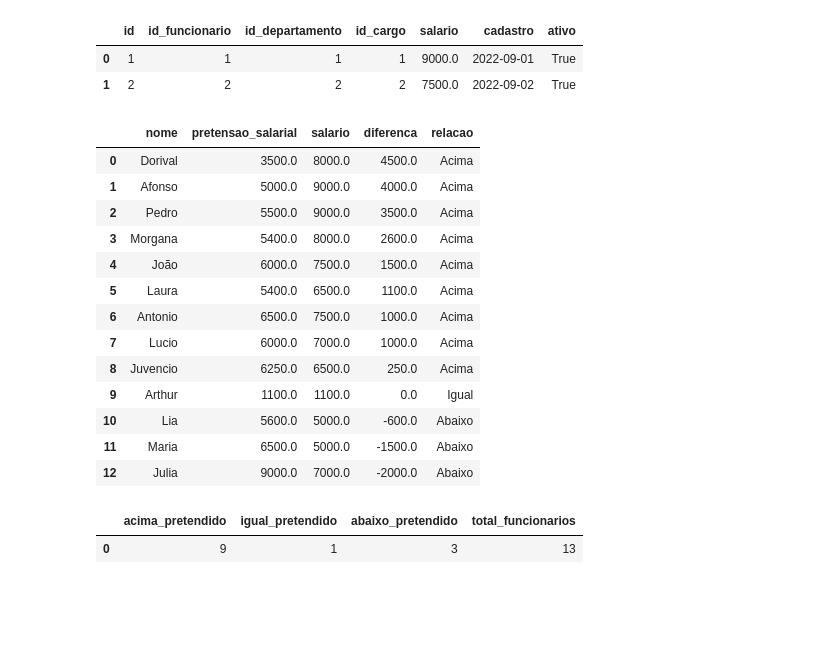
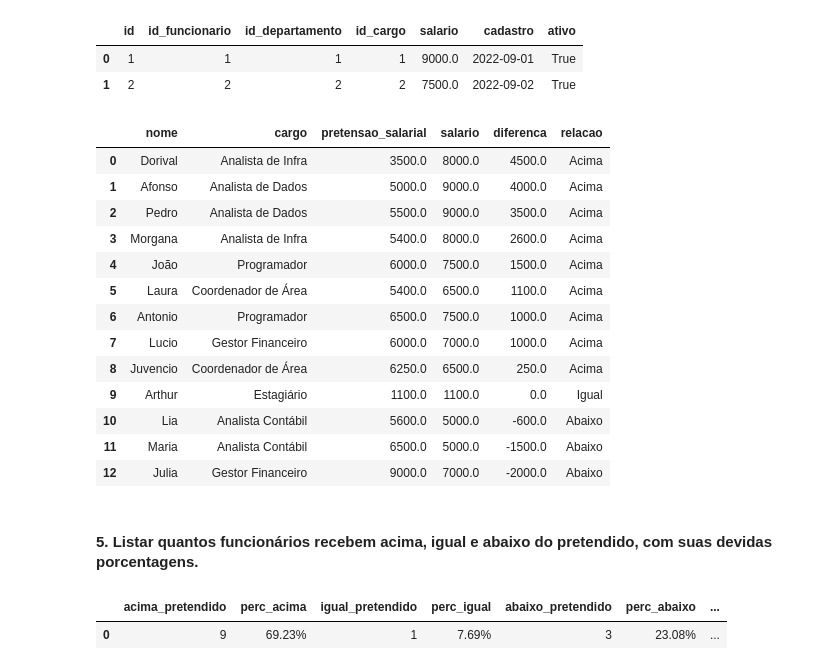
Before and after one commit to GregoryLavor/analise-lotacao, a Jupyter notebook: Analise_Lotacao.ipynb, the cells around one changed output. Saved outputs shown, nothing was run; the diff lists cells and outputs as text; code cells hidden in the pictures; blank space fills up the shorter version.

```diff
--- a/Analise_Lotacao.ipynb
+++ b/Analise_Lotacao.ipynb
@@ -147,42 +147,49 @@ Tabela Lotação
 # %%
 query = """
 select
 cf.nome,
+cc.nome as cargo,
 cf.pretensao_salarial,
 lt.salario,
 lt.salario - cf.pretensao_salarial as diferenca,
 case when salario > pretensao_salarial then 'Acima' else (case when salario = pretensao_salarial then 'Igual' else 'Abaixo' end) end as relacao
 from tb_lotacao as lt
 inner join tb_funcionario as cf on cf.id = lt.id_funcionario
+inner join tb_cargo as cc on cc.id = lt.id_cargo
 order by salario - pretensao_salarial desc
 """
 ps.sqldf(query,locals())
 # %% [output]
-|  | nome | pretensao_salarial | salario | diferenca | relacao |
-| 0 | Dorival | 3500.0 | 8000.0 | 4500.0 | Acima |
-| 1 | Afonso | 5000.0 | 9000.0 | 4000.0 | Acima |
-| 2 | Pedro | 5500.0 | 9000.0 | 3500.0 | Acima |
-| 3 | Morgana | 5400.0 | 8000.0 | 2600.0 | Acima |
-| 4 | João | 6000.0 | 7500.0 | 1500.0 | Acima |
-| 5 | Laura | 5400.0 | 6500.0 | 1100.0 | Acima |
-| 6 | Antonio | 6500.0 | 7500.0 | 1000.0 | Acima |
-| 7 | Lucio | 6000.0 | 7000.0 | 1000.0 | Acima |
-| 8 | Juvencio | 6250.0 | 6500.0 | 250.0 | Acima |
-| 9 | Arthur | 1100.0 | 1100.0 | 0.0 | Igual |
-| 10 | Lia | 5600.0 | 5000.0 | -600.0 | Abaixo |
-| 11 | Maria | 6500.0 | 5000.0 | -1500.0 | Abaixo |
-| 12 | Julia | 9000.0 | 7000.0 | -2000.0 | Abaixo |
+|  | nome | cargo | pretensao_salarial | salario | diferenca | relacao |
+| 0 | Dorival | Analista de Infra | 3500.0 | 8000.0 | 4500.0 | Acima |
+| 1 | Afonso | Analista de Dados | 5000.0 | 9000.0 | 4000.0 | Acima |
+| 2 | Pedro | Analista de Dados | 5500.0 | 9000.0 | 3500.0 | Acima |
+| 3 | Morgana | Analista de Infra | 5400.0 | 8000.0 | 2600.0 | Acima |
+| 4 | João | Programador | 6000.0 | 7500.0 | 1500.0 | Acima |
+| 5 | Laura | Coordenador de Área | 5400.0 | 6500.0 | 1100.0 | Acima |
+| 6 | Antonio | Programador | 6500.0 | 7500.0 | 1000.0 | Acima |
+| 7 | Lucio | Gestor Financeiro | 6000.0 | 7000.0 | 1000.0 | Acima |
+| 8 | Juvencio | Coordenador de Área | 6250.0 | 6500.0 | 250.0 | Acima |
+| 9 | Arthur | Estagiário | 1100.0 | 1100.0 | 0.0 | Igual |
+| 10 | Lia | Analista Contábil | 5600.0 | 5000.0 | -600.0 | Abaixo |
+| 11 | Maria | Analista Contábil | 6500.0 | 5000.0 | -1500.0 | Abaixo |
+| 12 | Julia | Gestor Financeiro | 9000.0 | 7000.0 | -2000.0 | Abaixo |
+# %% [markdown]
+#### 5. Listar quantos funcionários recebem acima, igual e abaixo do pretendido, com suas devidas porcentagens.
 # %%
 query = """
 select
 sum(case when salario > pretensao_salarial then 1 else 0 end) as acima_pretendido,
+round(cast(sum(case when salario > pretensao_salarial then 1 else 0 end) as real) * 100 / count(*) ,2) || '%' as perc_acima,
 sum(case when salario = pretensao_salarial then 1 else 0 end) as igual_pretendido,
+round(cast(sum(case when salario = pretensao_salarial then 1 else 0 end) as real) * 100 / count(*) ,2) || '%' as perc_igual,
 sum(case when salario < pretensao_salarial then 1 else 0 end) as abaixo_pretendido,
+round(cast(sum(case when salario < pretensao_salarial then 1 else 0 end) as real) * 100 / count(*) ,2) || '%' as perc_abaixo,
 count(*) as total_funcionarios
 from tb_lotacao as lt
 inner join tb_funcionario as cf on cf.id = lt.id_funcionario
 """
 ps.sqldf(query,locals())
 # %% [output]
-|  | acima_pretendido | igual_pretendido | abaixo_pretendido | total_funcionarios |
-| 0 | 9 | 1 | 3 | 13 |
+|  | acima_pretendido | perc_acima | igual_pretendido | perc_igual | abaixo_pretendido | perc_abaixo | ... |
+| 0 | 9 | 69.23% | 1 | 7.69% | 3 | 23.08% | ... |
```
Also changed, not shown: parts of 3 cells of this notebook.
